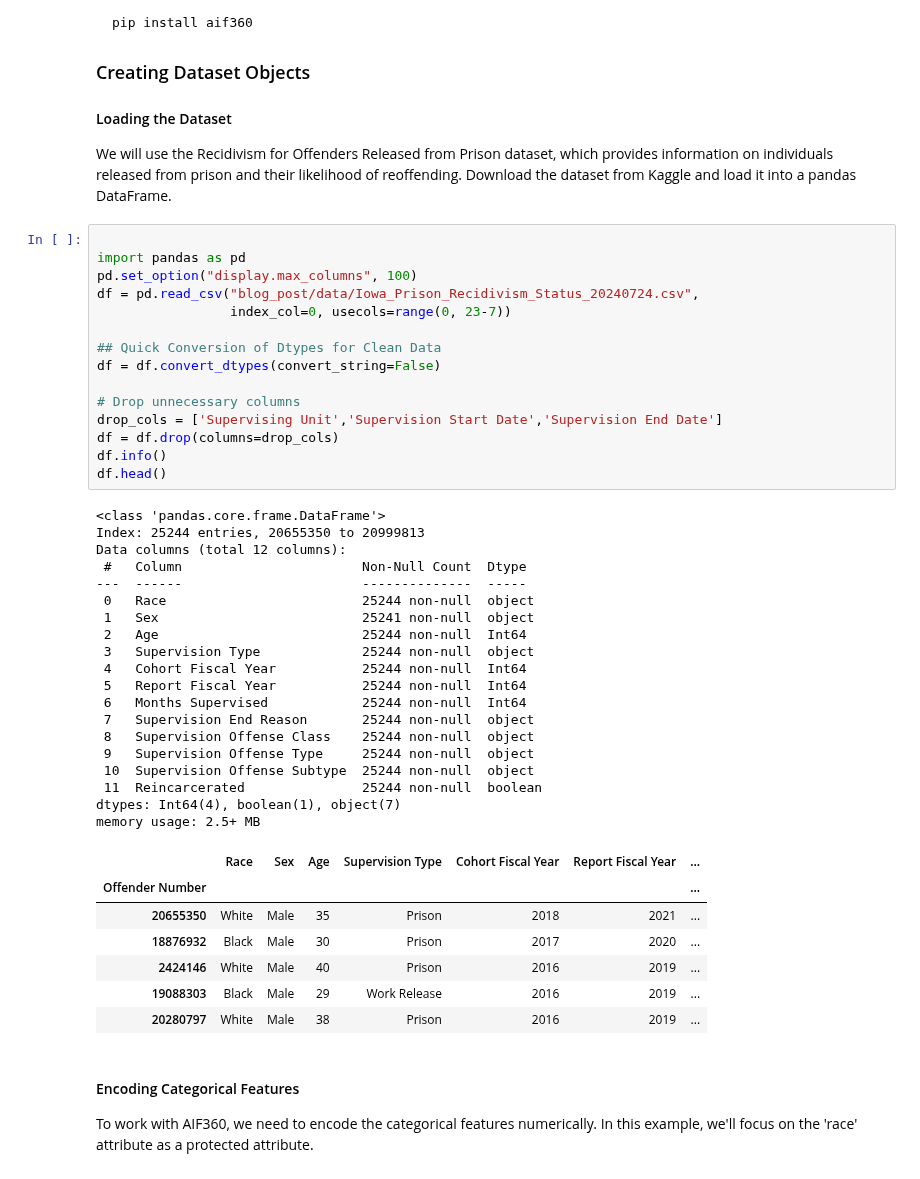
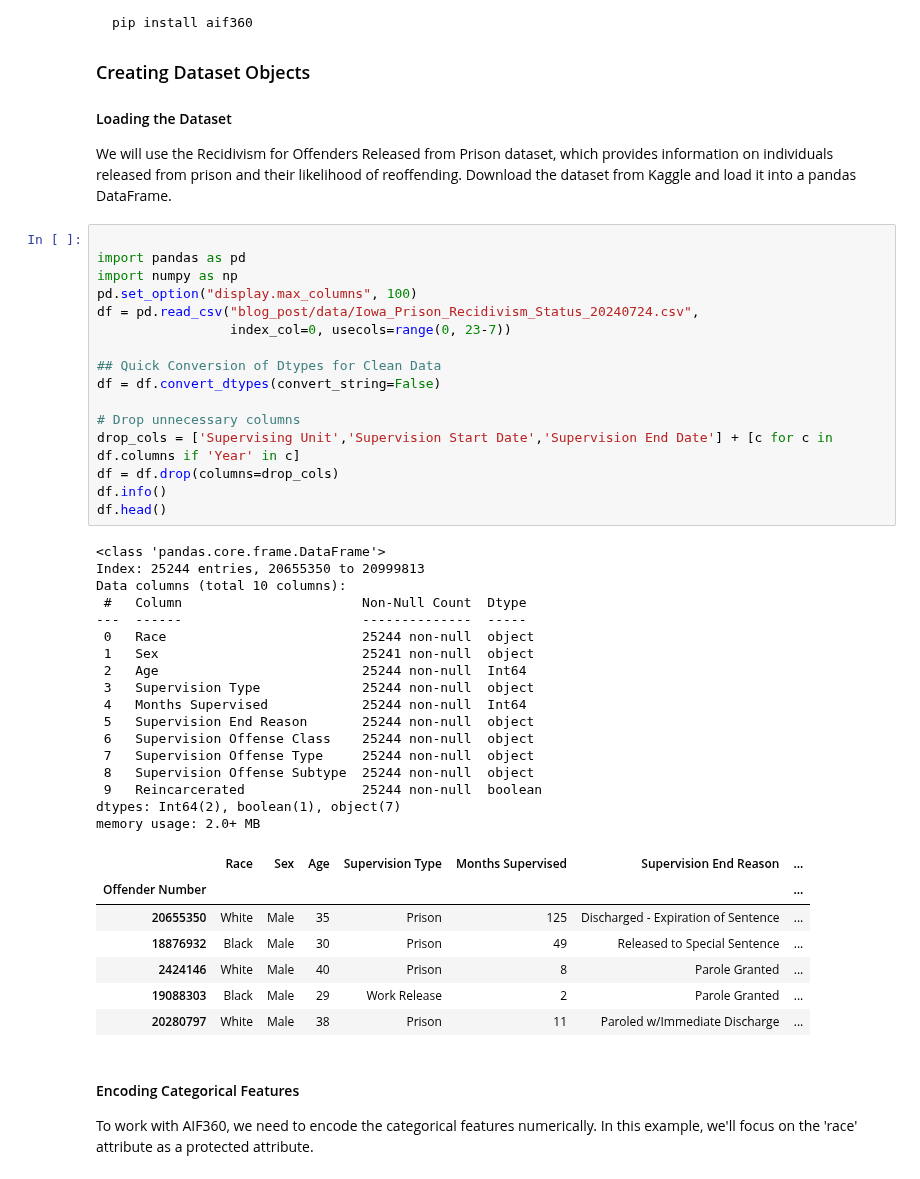
Before and after one commit to jirvingphd/iowa-prisoner-recidivism-mod-3-project, a Jupyter notebook: Blog-AI-Fairness-360.ipynb, the cells around one changed output. Drawn from its saved outputs; the diff is of its cells as text.

```diff
--- a/Blog-AI-Fairness-360.ipynb
+++ b/Blog-AI-Fairness-360.ipynb
@@ -37,45 +37,44 @@ We will use the Recidivism for Offenders Released from Prison dataset, which pro
 # %%
 
 import pandas as pd
+import numpy as np
 pd.set_option("display.max_columns", 100)
 df = pd.read_csv("blog_post/data/Iowa_Prison_Recidivism_Status_20240724.csv",
                  index_col=0, usecols=range(0, 23-7))
 
 ## Quick Conversion of Dtypes for Clean Data
 df = df.convert_dtypes(convert_string=False)
 
 # Drop unnecessary columns
-drop_cols = ['Supervising Unit','Supervision Start Date','Supervision End Date']
+drop_cols = ['Supervising Unit','Supervision Start Date','Supervision End Date'] + [c for c in df.columns if 'Year' in c]
 df = df.drop(columns=drop_cols)
 df.info()
 df.head()
 # %% [output]
 <class 'pandas.core.frame.DataFrame'>
 Index: 25244 entries, 20655350 to 20999813
-Data columns (total 12 columns):
+Data columns (total 10 columns):
  #   Column                       Non-Null Count  Dtype
 ---  ------                       --------------  -----
  0   Race                         25244 non-null  object
  1   Sex                          25241 non-null  object
  2   Age                          25244 non-null  Int64
  3   Supervision Type             25244 non-null  object
- 4   Cohort Fiscal Year           25244 non-null  Int64
- 5   Report Fiscal Year           25244 non-null  Int64
- 6   Months Supervised            25244 non-null  Int64
- 7   Supervision End Reason       25244 non-null  object
- 8   Supervision Offense Class    25244 non-null  object
- 9   Supervision Offense Type     25244 non-null  object
- 10  Supervision Offense Subtype  25244 non-null  object
- 11  Reincarcerated               25244 non-null  boolean
-dtypes: Int64(4), boolean(1), object(7)
-memory usage: 2.5+ MB
+ 4   Months Supervised            25244 non-null  Int64
+ 5   Supervision End Reason       25244 non-null  object
+ 6   Supervision Offense Class    25244 non-null  object
+ 7   Supervision Offense Type     25244 non-null  object
+ 8   Supervision Offense Subtype  25244 non-null  object
+ 9   Reincarcerated               25244 non-null  boolean
+dtypes: Int64(2), boolean(1), object(7)
+memory usage: 2.0+ MB
-|  | Race | Sex | Age | Supervision Type | Cohort Fiscal Year | Report Fiscal Year | ... |
+|  | Race | Sex | Age | Supervision Type | Months Supervised | Supervision End Reason | ... |
 | Offender Number |  |  |  |  |  |  | ... |
-| 20655350 | White | Male | 35 | Prison | 2018 | 2021 | ... |
-| 18876932 | Black | Male | 30 | Prison | 2017 | 2020 | ... |
-| 2424146 | White | Male | 40 | Prison | 2016 | 2019 | ... |
-| 19088303 | Black | Male | 29 | Work Release | 2016 | 2019 | ... |
-| 20280797 | White | Male | 38 | Prison | 2016 | 2019 | ... |
+| 20655350 | White | Male | 35 | Prison | 125 | Discharged - Expiration of Sentence | ... |
+| 18876932 | Black | Male | 30 | Prison | 49 | Released to Special Sentence | ... |
+| 2424146 | White | Male | 40 | Prison | 8 | Parole Granted | ... |
+| 19088303 | Black | Male | 29 | Work Release | 2 | Parole Granted | ... |
+| 20280797 | White | Male | 38 | Prison | 11 | Paroled w/Immediate Discharge | ... |
 # %% [markdown]
 
 #### Encoding Categorical Features
```
Also changed, not shown: parts of 49 cells of this notebook.
